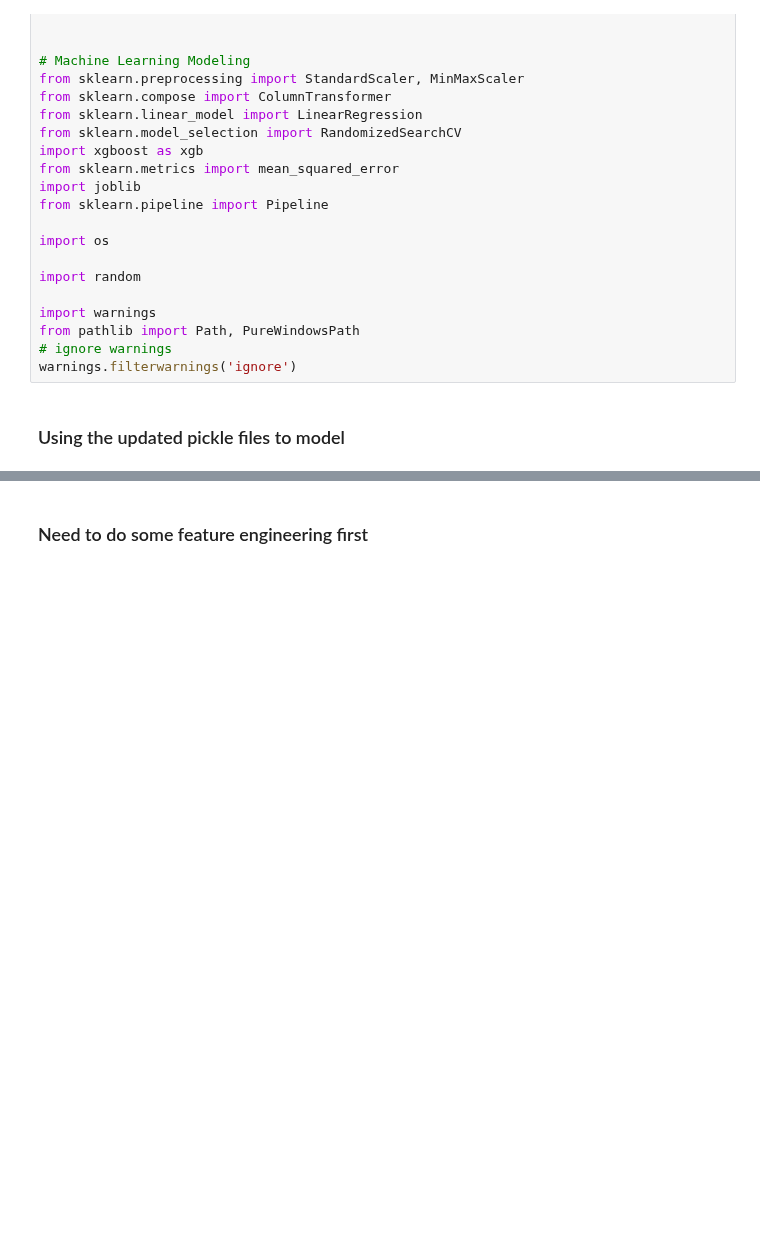
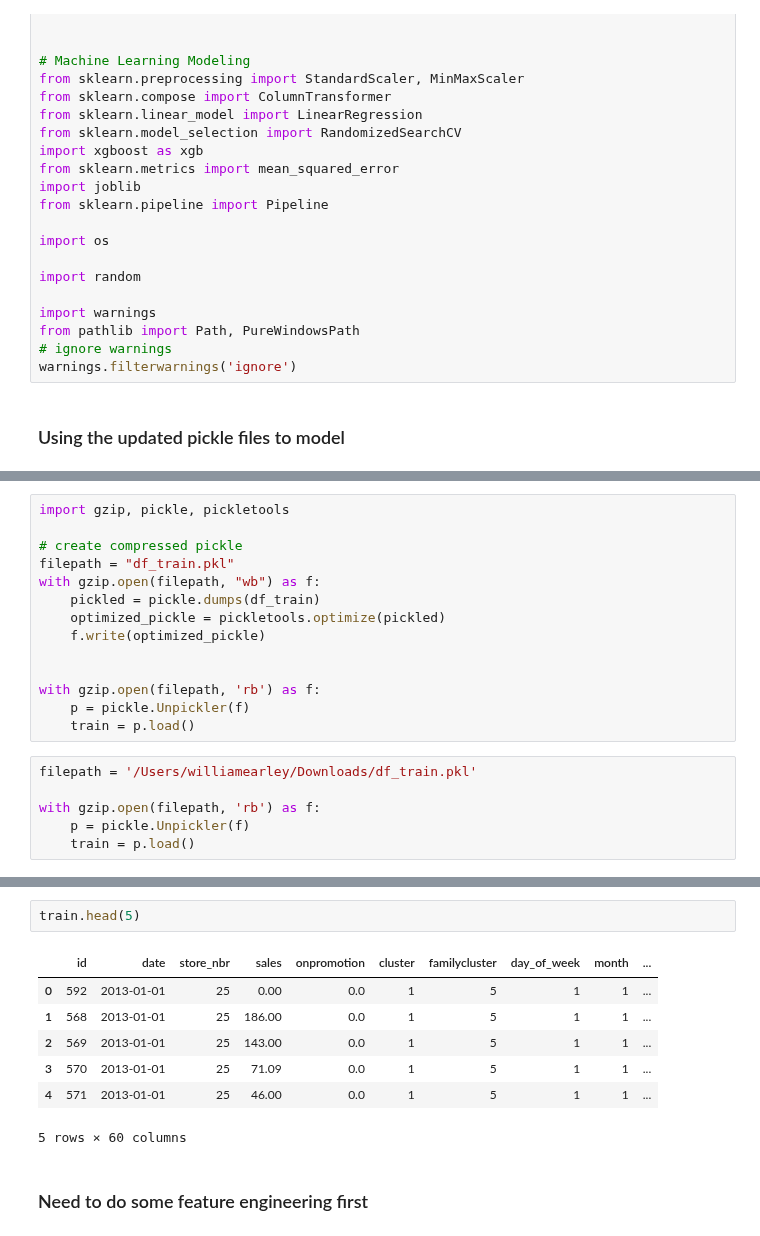
Before and after one commit to coryleroy1/Store-Sales, a Jupyter notebook: Models/XGBoost.ipynb, the cells around one changed output, grey strips where cells are left out. Saved outputs shown, nothing was run; the diff lists cells and outputs as text; blank space fills up the shorter version.

```diff
--- a/Models/XGBoost.ipynb
+++ b/Models/XGBoost.ipynb
@@ -52,0 +59,20 @@ Timestamp('2015-04-30 00:00:00')
+# %%
+import gzip, pickle, pickletools
+
+# create compressed pickle
+filepath = "df_train.pkl"
+with gzip.open(filepath, "wb") as f:
+    pickled = pickle.dumps(df_train)
+    optimized_pickle = pickletools.optimize(pickled)
+    f.write(optimized_pickle)
+
+
+with gzip.open(filepath, 'rb') as f:
+    p = pickle.Unpickler(f)
+    train = p.load()
+# %%
+filepath = '/Users/williamearley/Downloads/df_train.pkl'
+
+with gzip.open(filepath, 'rb') as f:
+    p = pickle.Unpickler(f)
+    train = p.load()
@@ -53,3 +89,13 @@ Timestamp('2015-04-30 00:00:00')
+# %%
+train.head(5)
+# %% [output]
+|  | id | date | store_nbr | sales | onpromotion | cluster | familycluster | day_of_week | month | ... |
+| 0 | 592 | 2013-01-01 | 25 | 0.00 | 0.0 | 1 | 5 | 1 | 1 | ... |
+| 1 | 568 | 2013-01-01 | 25 | 186.00 | 0.0 | 1 | 5 | 1 | 1 | ... |
+| 2 | 569 | 2013-01-01 | 25 | 143.00 | 0.0 | 1 | 5 | 1 | 1 | ... |
+| 3 | 570 | 2013-01-01 | 25 | 71.09 | 0.0 | 1 | 5 | 1 | 1 | ... |
+| 4 | 571 | 2013-01-01 | 25 | 46.00 | 0.0 | 1 | 5 | 1 | 1 | ... |
+5 rows × 60 columns
 # %% [markdown]
 ### Need to do some feature engineering first
 # %% [markdown]
```
Also changed, not shown: parts of 15 cells of this notebook.
